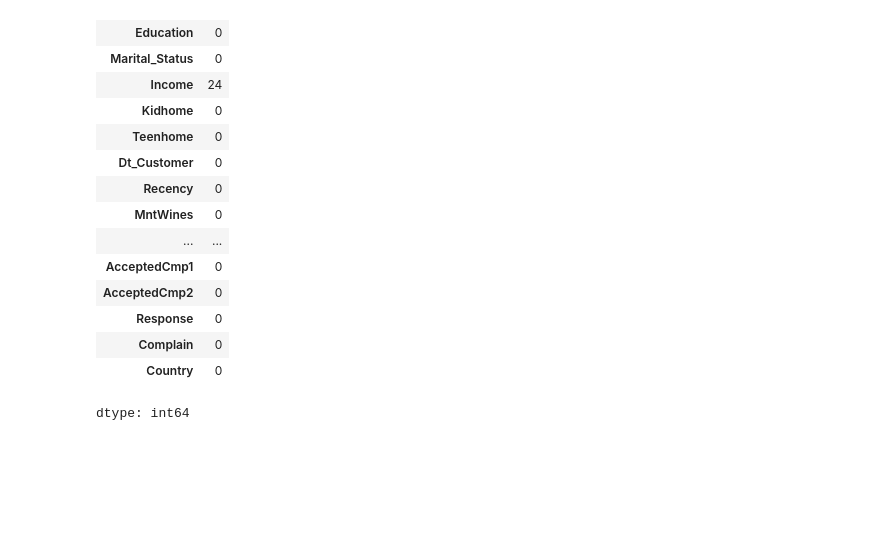
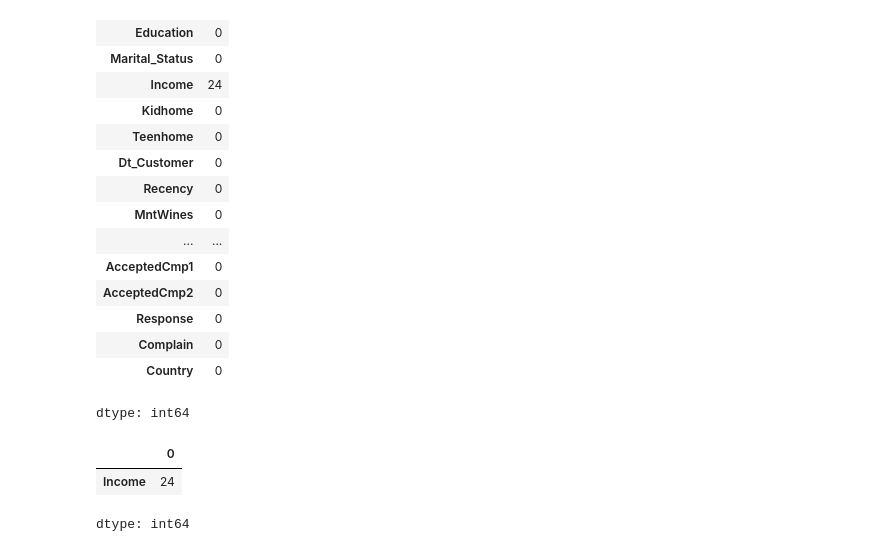
Before and after one commit to nikhitawandhare-data/marketing-campaign-eda., a Jupyter notebook: notebook/Marketing_Campaign_EDA.ipynb, the cells around one changed output. Cells and saved outputs as stored; diff of their text form; code cells hidden in the pictures; blank space fills up the shorter version.

```diff
--- a/notebook/Marketing_Campaign_EDA.ipynb
+++ b/notebook/Marketing_Campaign_EDA.ipynb
@@ -53,6 +53,14 @@ df.isnull().sum()
 | Complain | 0 |
 | Country | 0 |
 dtype: int64
+# %%
+missing = df.isnull().sum()
+
+missing[missing > 0]
+# %% [output]
+|  | 0 |
+| Income | 24 |
+dtype: int64
 # %%
 df.describe()
 # %% [output]
```
Also changed, not shown: parts of 5 cells of this notebook.
